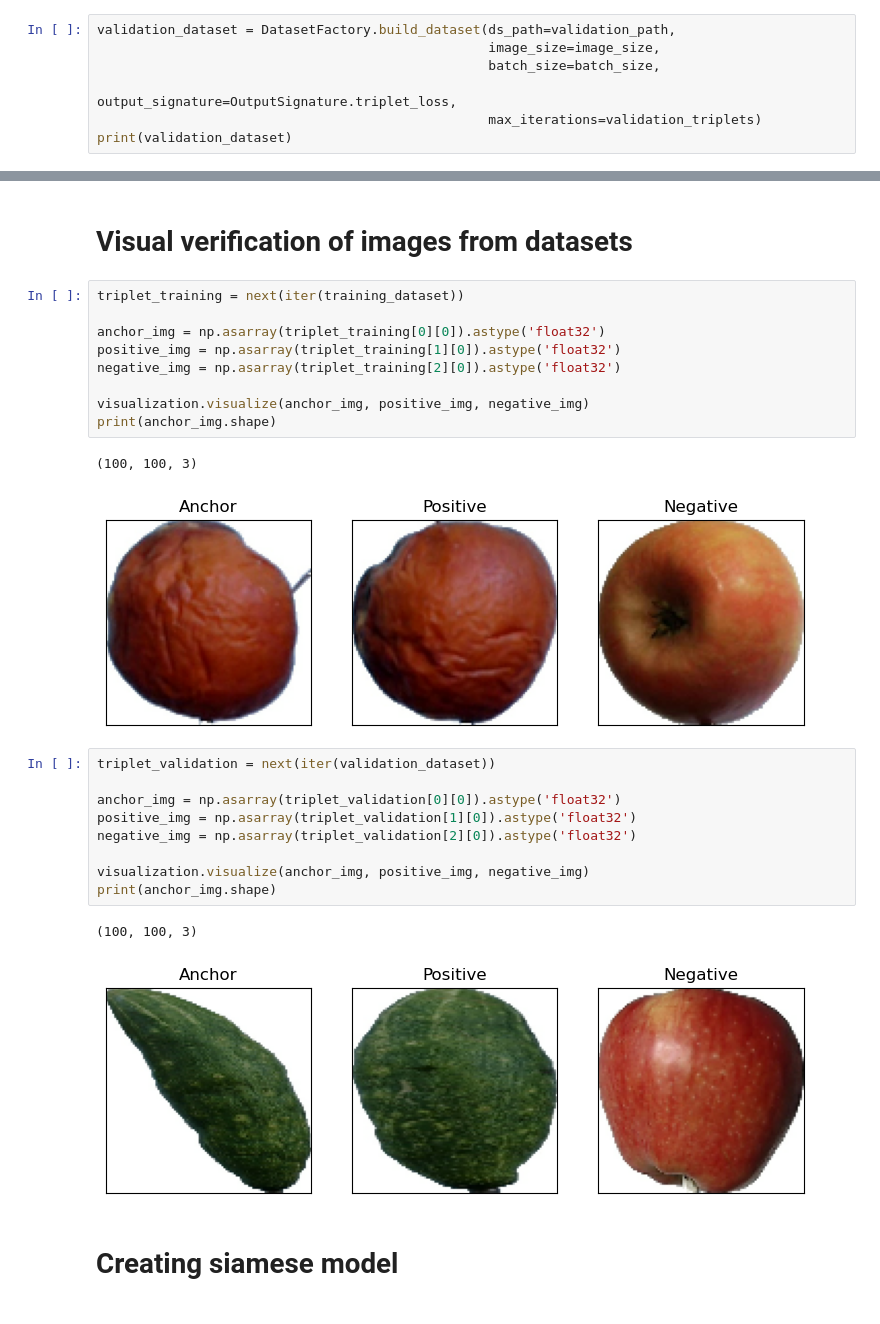
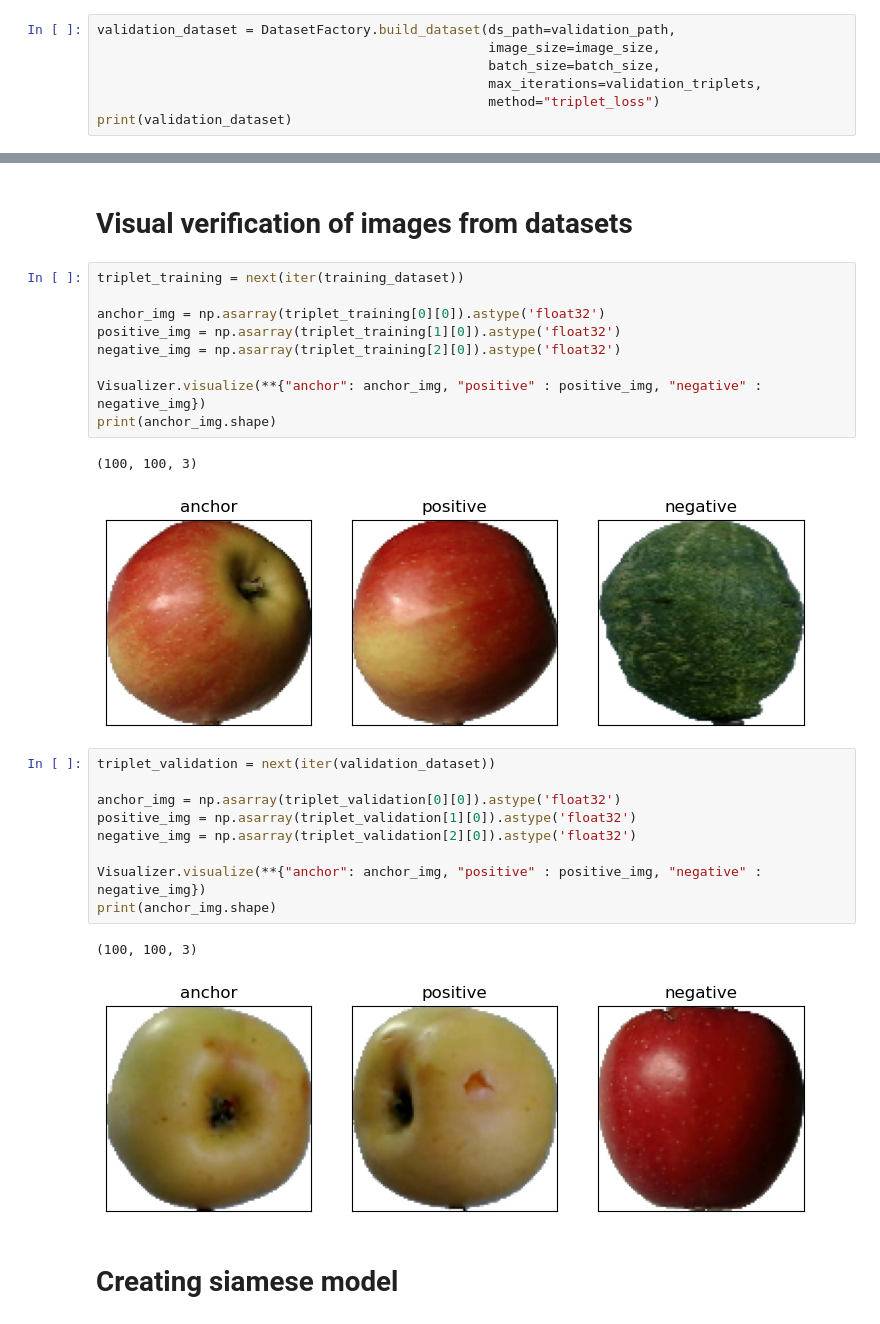
Before and after one commit to c100rczyk/Team_project_PWR, a Jupyter notebook: triplet_loss.ipynb, the cells around one changed output, grey strips where cells are left out. Saved outputs shown, nothing was run; the diff lists cells and outputs as text.

```diff
--- a/triplet_loss.ipynb
+++ b/triplet_loss.ipynb
@@ -36,8 +37,8 @@ print(training_dataset)
 validation_dataset = DatasetFactory.build_dataset(ds_path=validation_path,
                                                   image_size=image_size,
                                                   batch_size=batch_size,
-                                                  output_signature=OutputSignature.triplet_loss,
-                                                  max_iterations=validation_triplets)
+                                                  max_iterations=validation_triplets,
+                                                  method="triplet_loss")
 print(validation_dataset)
 # %% [output]
 <_BatchDataset element_spec=(TensorSpec(shape=(None, 100, 100, 3), dtype=tf.float32, name=None), TensorSpec(shape=(None, 100, 100, 3), dtype=tf.float32, name=None), TensorSpec(shape=(None, 100, 100, 3 ...
@@ -50,23 +51,23 @@ anchor_img = np.asarray(triplet_training[0][0]).astype('float32')
 positive_img = np.asarray(triplet_training[1][0]).astype('float32')
 negative_img = np.asarray(triplet_training[2][0]).astype('float32')
 
-visualization.visualize(anchor_img, positive_img, negative_img)
+Visualizer.visualize(**{"anchor": anchor_img, "positive" : positive_img, "negative" : negative_img})
 print(anchor_img.shape)
 # %% [output]
 (100, 100, 3)
-[figure, old version]
+[figure, new version]
 # %%
 triplet_validation = next(iter(validation_dataset))
 
 anchor_img = np.asarray(triplet_validation[0][0]).astype('float32')
 positive_img = np.asarray(triplet_validation[1][0]).astype('float32')
 negative_img = np.asarray(triplet_validation[2][0]).astype('float32')
 
-visualization.visualize(anchor_img, positive_img, negative_img)
+Visualizer.visualize(**{"anchor": anchor_img, "positive" : positive_img, "negative" : negative_img})
 print(anchor_img.shape)
 # %% [output]
 (100, 100, 3)
-[figure, old version]
+[figure, new version]
 # %% [markdown]
 # Creating siamese model
 # %%
```
Also changed, not shown: parts of 8 cells of this notebook, 11 other files.
